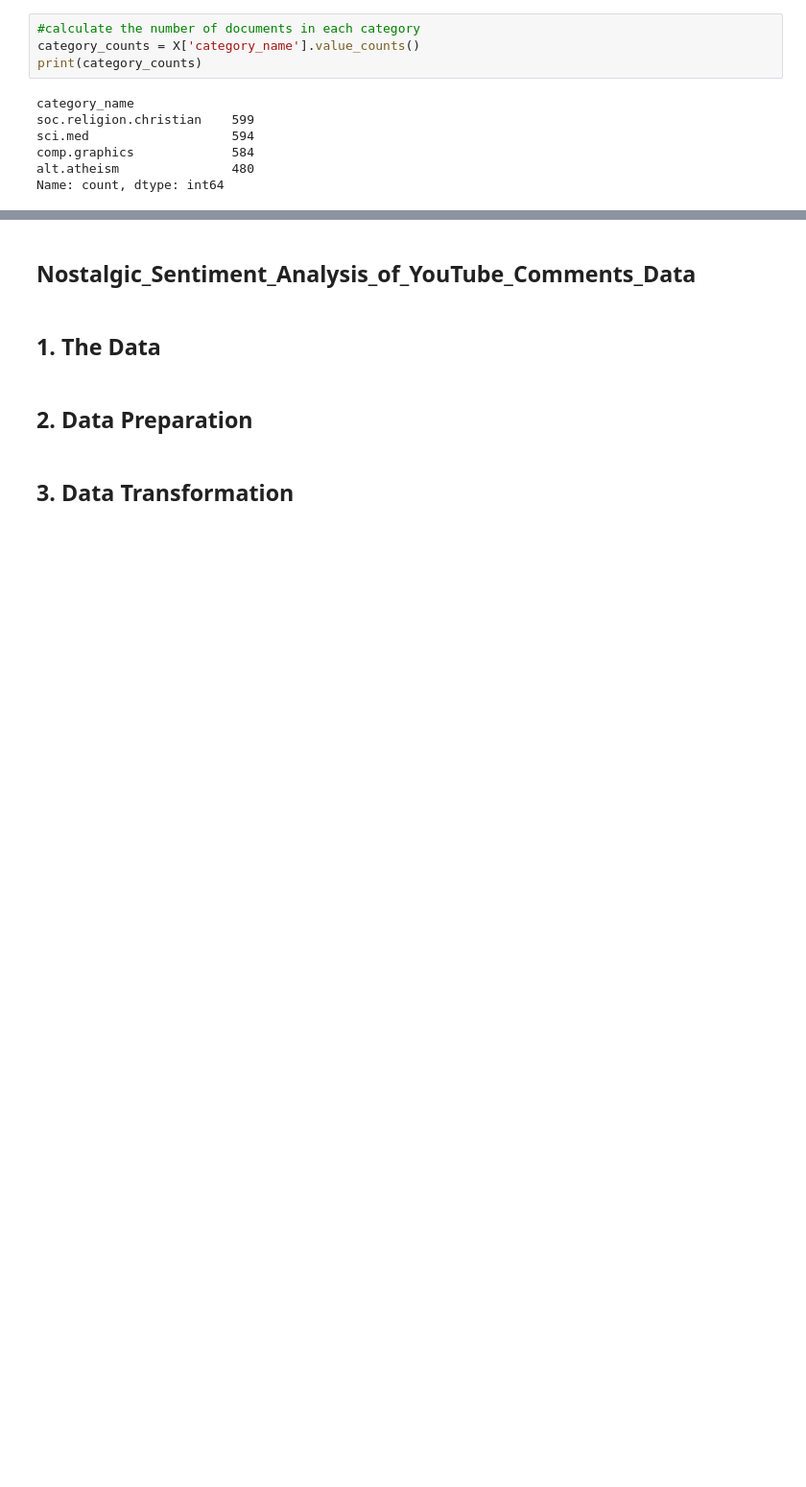
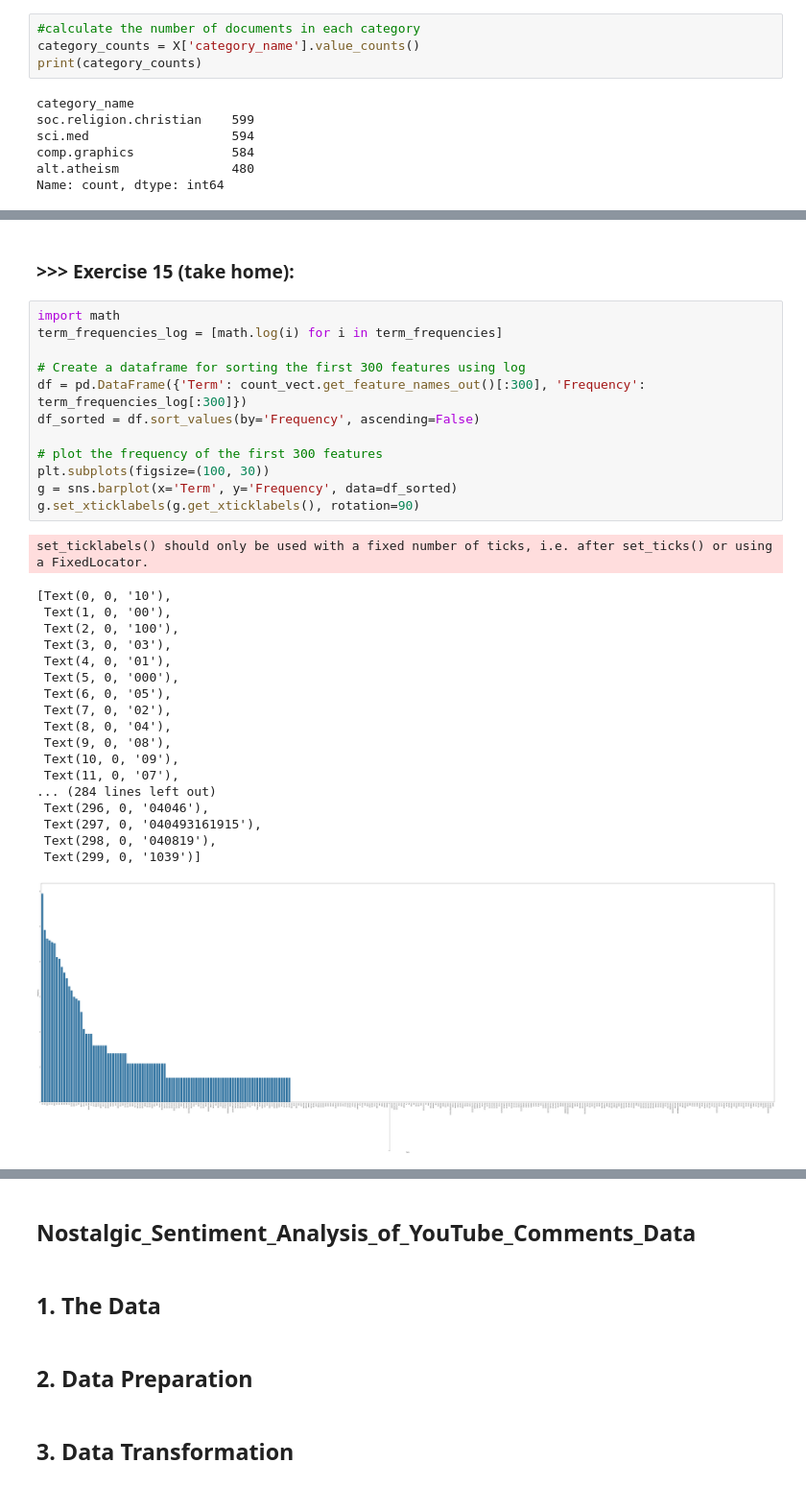
Before and after one commit to Jillwu0506/DM2024-Lab1-Homework, a Jupyter notebook: DM2024-Lab1-Homework.ipynb, the cells around one changed output, grey strips where cells are left out. Shown: that part at 96% size. Saved outputs shown, nothing was run; the diff lists cells and outputs as text; blank space fills up the shorter version.

```diff
--- a/DM2024-Lab1-Homework.ipynb
+++ b/DM2024-Lab1-Homework.ipynb
@@ -96,0 +327,34 @@ Name: count, dtype: int64
+# %% [markdown]
+### >>> **Exercise 15 (take home):**
+# %%
+import math
+term_frequencies_log = [math.log(i) for i in term_frequencies]
+
+# Create a dataframe for sorting the first 300 features using log
+df = pd.DataFrame({'Term': count_vect.get_feature_names_out()[:300], 'Frequency': term_frequencies_log[:300]})
+df_sorted = df.sort_values(by='Frequency', ascending=False)
+
+# plot the frequency of the first 300 features
+plt.subplots(figsize=(100, 30))
+g = sns.barplot(x='Term', y='Frequency', data=df_sorted)
+g.set_xticklabels(g.get_xticklabels(), rotation=90)
+# %% [output]
+set_ticklabels() should only be used with a fixed number of ticks, i.e. after set_ticks() or using a FixedLocator.
+[Text(0, 0, '10'),
+ Text(1, 0, '00'),
+ Text(2, 0, '100'),
+ Text(3, 0, '03'),
+ Text(4, 0, '01'),
+ Text(5, 0, '000'),
+ Text(6, 0, '05'),
+ Text(7, 0, '02'),
+ Text(8, 0, '04'),
+ Text(9, 0, '08'),
+ Text(10, 0, '09'),
+ Text(11, 0, '07'),
+... (284 lines left out)
+ Text(296, 0, '04046'),
+ Text(297, 0, '040493161915'),
+ Text(298, 0, '040819'),
+ Text(299, 0, '1039')]
+[figure, added]
```
Also changed, not shown: parts of 33 cells of this notebook.
